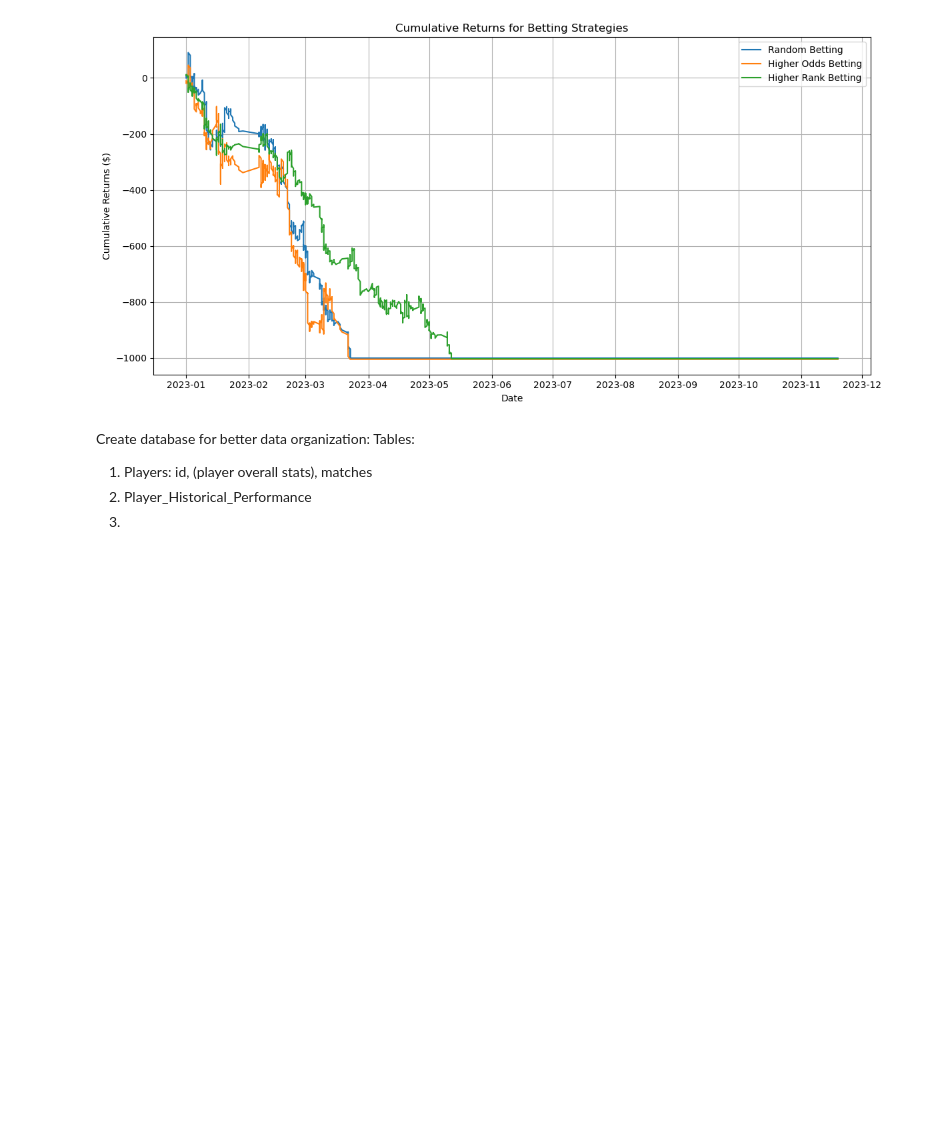
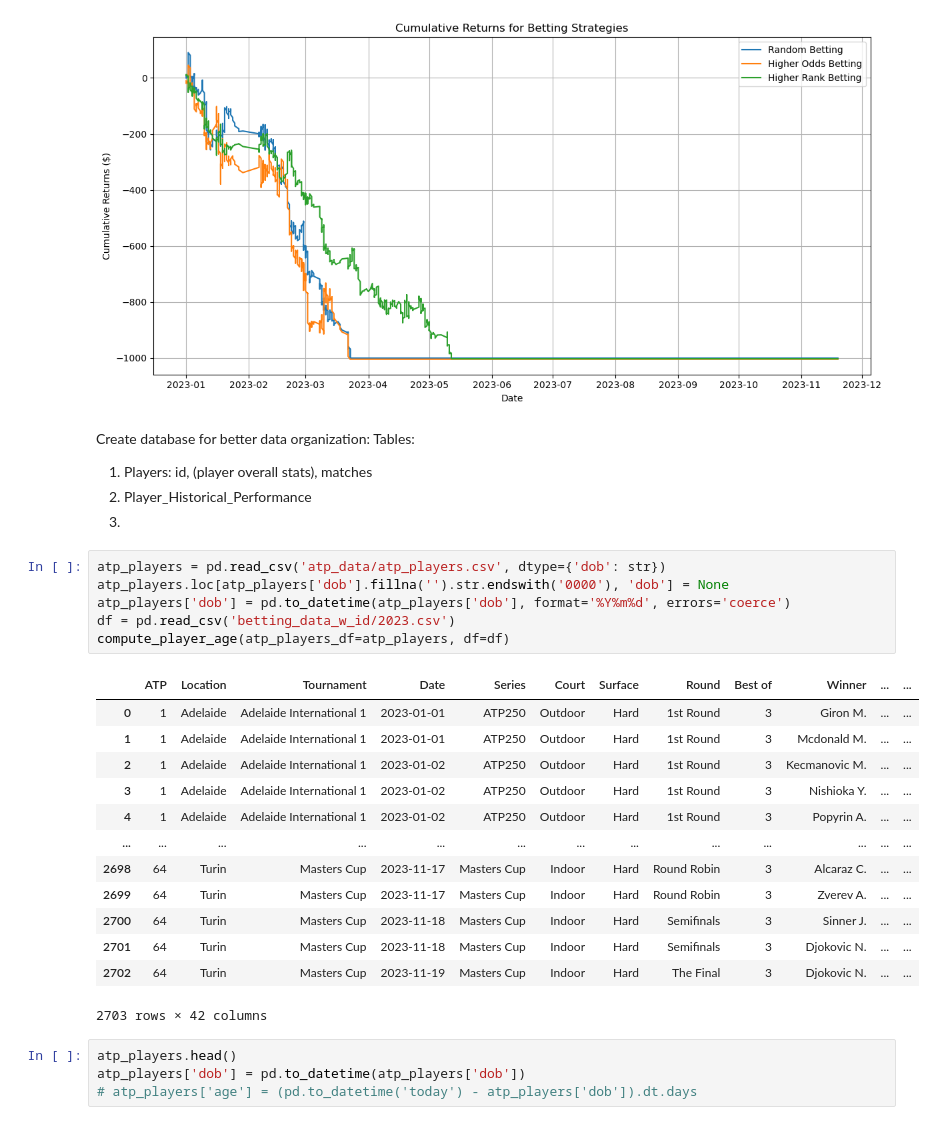
Before and after one commit to elin1231/tennisDB, a Jupyter notebook: tennis_betting_backtest.ipynb, the cells around one changed output. Saved outputs shown, nothing was run; the diff lists cells and outputs as text; blank space fills up the shorter version.

Commit message:
add fix for player age

```diff
--- a/tennis_betting_backtest.ipynb
+++ b/tennis_betting_backtest.ipynb
@@ -105,3 +105,27 @@ Tables:
 1. Players: id, (player overall stats), matches
 2. Player_Historical_Performance
 3.
+# %%
+atp_players = pd.read_csv('atp_data/atp_players.csv', dtype={'dob': str})
+atp_players.loc[atp_players['dob'].fillna('').str.endswith('0000'), 'dob'] = None
+atp_players['dob'] = pd.to_datetime(atp_players['dob'], format='%Y%m%d', errors='coerce')
+df = pd.read_csv('betting_data_w_id/2023.csv')
+compute_player_age(atp_players_df=atp_players, df=df)
+# %% [output]
+|  | ATP | Location | Tournament | Date | Series | Court | Surface | Round | Best of | Winner | ... | ... |
+| 0 | 1 | Adelaide | Adelaide International 1 | 2023-01-01 | ATP250 | Outdoor | Hard | 1st Round | 3 | Giron M. | ... | ... |
+| 1 | 1 | Adelaide | Adelaide International 1 | 2023-01-01 | ATP250 | Outdoor | Hard | 1st Round | 3 | Mcdonald M. | ... | ... |
+| 2 | 1 | Adelaide | Adelaide International 1 | 2023-01-02 | ATP250 | Outdoor | Hard | 1st Round | 3 | Kecmanovic M. | ... | ... |
+| 3 | 1 | Adelaide | Adelaide International 1 | 2023-01-02 | ATP250 | Outdoor | Hard | 1st Round | 3 | Nishioka Y. | ... | ... |
+| 4 | 1 | Adelaide | Adelaide International 1 | 2023-01-02 | ATP250 | Outdoor | Hard | 1st Round | 3 | Popyrin A. | ... | ... |
+| ... | ... | ... | ... | ... | ... | ... | ... | ... | ... | ... | ... | ... |
+| 2698 | 64 | Turin | Masters Cup | 2023-11-17 | Masters Cup | Indoor | Hard | Round Robin | 3 | Alcaraz C. | ... | ... |
+| 2699 | 64 | Turin | Masters Cup | 2023-11-17 | Masters Cup | Indoor | Hard | Round Robin | 3 | Zverev A. | ... | ... |
+| 2700 | 64 | Turin | Masters Cup | 2023-11-18 | Masters Cup | Indoor | Hard | Semifinals | 3 | Sinner J. | ... | ... |
+| 2701 | 64 | Turin | Masters Cup | 2023-11-18 | Masters Cup | Indoor | Hard | Semifinals | 3 | Djokovic N. | ... | ... |
+| 2702 | 64 | Turin | Masters Cup | 2023-11-19 | Masters Cup | Indoor | Hard | The Final | 3 | Djokovic N. | ... | ... |
+2703 rows × 42 columns
+# %%
+atp_players.head()
+atp_players['dob'] = pd.to_datetime(atp_players['dob'])
+# atp_players['age'] = (pd.to_datetime('today') - atp_players['dob']).dt.days
```
Also changed, not shown: parts of 3 cells of this notebook, 1 other file.
